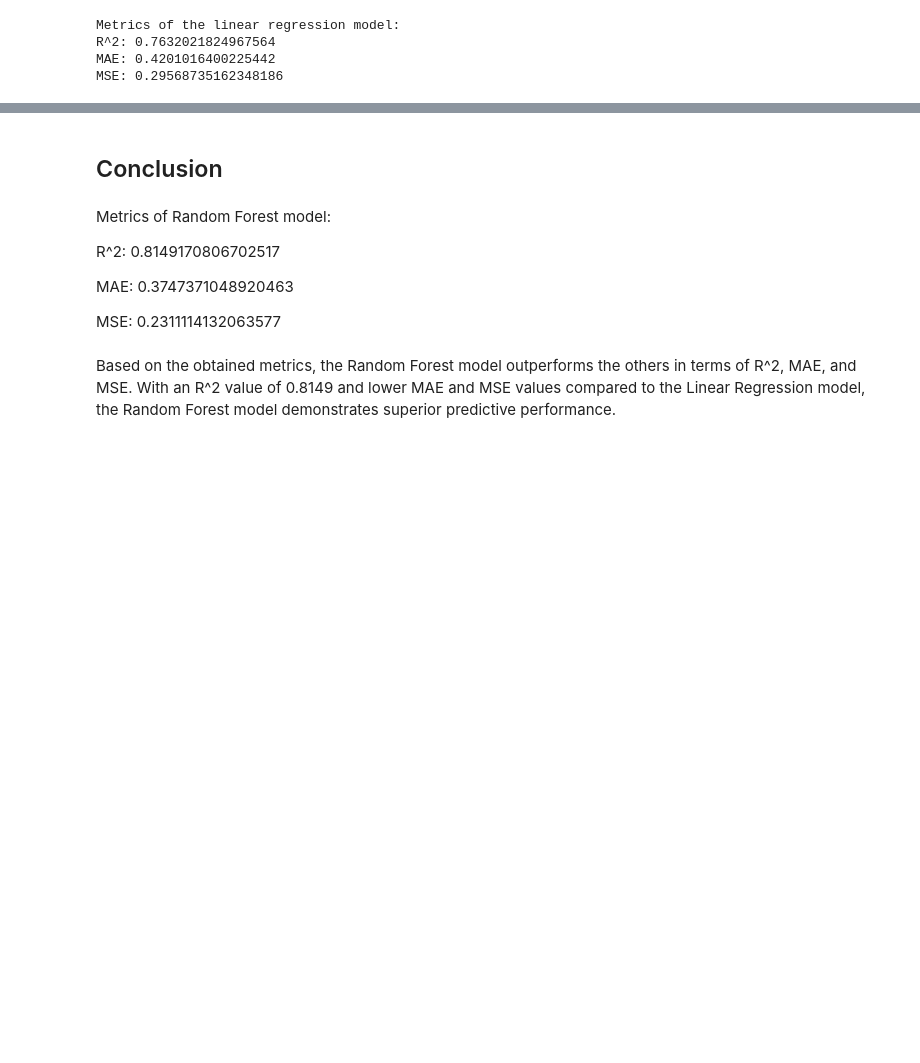
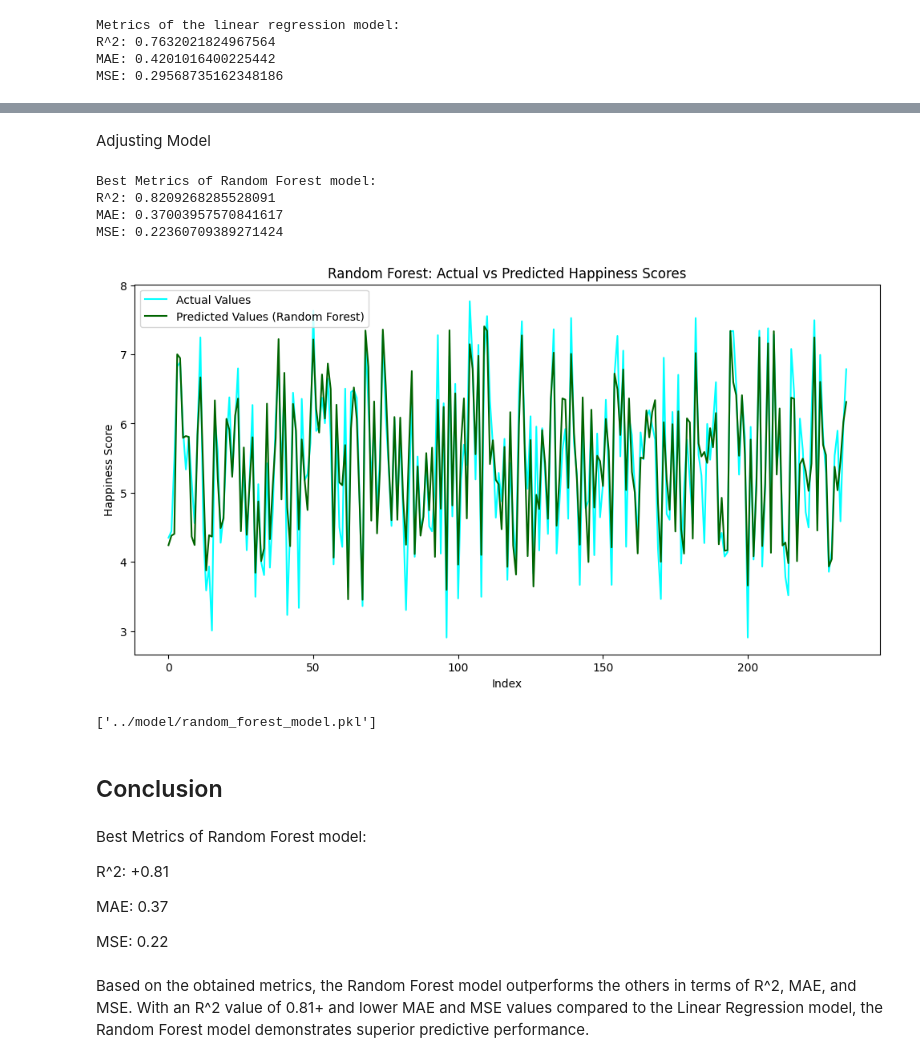
Before and after one commit to RJuanJo/workshop_3, a Jupyter notebook: notebooks/EDA_ModelTraining001.ipynb, the cells around one changed output, grey strips where cells are left out. Drawn from its saved outputs; the diff is of its cells as text; code cells hidden in the pictures; blank space fills up the shorter version.

```diff
--- a/notebooks/EDA001.ipynb
+++ b/notebooks/EDA_ModelTraining001.ipynb
@@ -554,12 +645,62 @@ MSE: 0.23321530317208095
+# %% [markdown]
+Adjusting Model
+# %%
+best_r2_random_forest = -np.inf
+best_mae_random_forest = np.inf
+best_mse_random_forest = np.inf
+
+iterations = 50
+
+for i in range(iterations):
+
+    random_forest_model = RandomForestRegressor()
+    random_forest_model.fit(X_train, y_train)
+    y_pred_random_forest = random_forest_model.predict(X_test)
+
+    r2_random_forest = r2_score(y_test, y_pred_random_forest)
+    mae_random_forest = mean_absolute_error(y_test, y_pred_random_forest)
+    mse_random_forest = mean_squared_error(y_test, y_pred_random_forest)
+
+    if r2_random_forest > best_r2_random_forest:
+        best_r2_random_forest = r2_random_forest
+        best_mae_random_forest = mae_random_forest
+        best_mse_random_forest = mse_random_forest
+        best_y_pred_random_forest = y_pred_random_forest
+
+print("Best Metrics of Random Forest model:")
+print(f"R^2: {best_r2_random_forest}")
+print(f"MAE: {best_mae_random_forest}")
+print(f"MSE: {best_mse_random_forest}")
+# %% [output]
+Best Metrics of Random Forest model:
+R^2: 0.8209268285528091
+MAE: 0.37003957570841617
+MSE: 0.22360709389271424
+# %%
+plt.figure(figsize=(12, 6))
+
+plt.plot(range(len(y_test)), y_test, label='Actual Values', color='cyan', linestyle='-')
+plt.plot(range(len(y_test)), best_y_pred_random_forest, label='Predicted Values (Random Forest)', color='darkgreen', linestyle='-')
+plt.xlabel('Index')
+plt.ylabel('Happiness Score')
+plt.title('Random Forest: Actual vs Predicted Happiness Scores')
+plt.legend()
+plt.show()
+# %% [output]
+[figure, added]
+# %%
+joblib.dump(random_forest_model, '../model/random_forest_model.pkl')
+# %% [output]
+['../model/random_forest_model.pkl']
 # %% [markdown]
 ## Conclusion
 # %% [markdown]
-Metrics of Random Forest model:
+Best Metrics of Random Forest model:
 
-R^2: 0.8149170806702517
+R^2: +0.81
 
-MAE: 0.3747371048920463
+MAE: 0.37
 
-MSE: 0.2311114132063577
+MSE: 0.22
 # %% [markdown]
-Based on the obtained metrics, the Random Forest model outperforms the others in terms of R^2, MAE, and MSE. With an R^2 value of 0.8149 and lower MAE and MSE values compared to the Linear Regression model, the Random Forest model demonstrates superior predictive performance.
+Based on the obtained metrics, the Random Forest model outperforms the others in terms of R^2, MAE, and MSE. With an R^2 value of 0.81+ and lower MAE and MSE values compared to the Linear Regression model, the Random Forest model demonstrates superior predictive performance.
```
Also changed, not shown: parts of 13 cells of this notebook, 3 other files.
